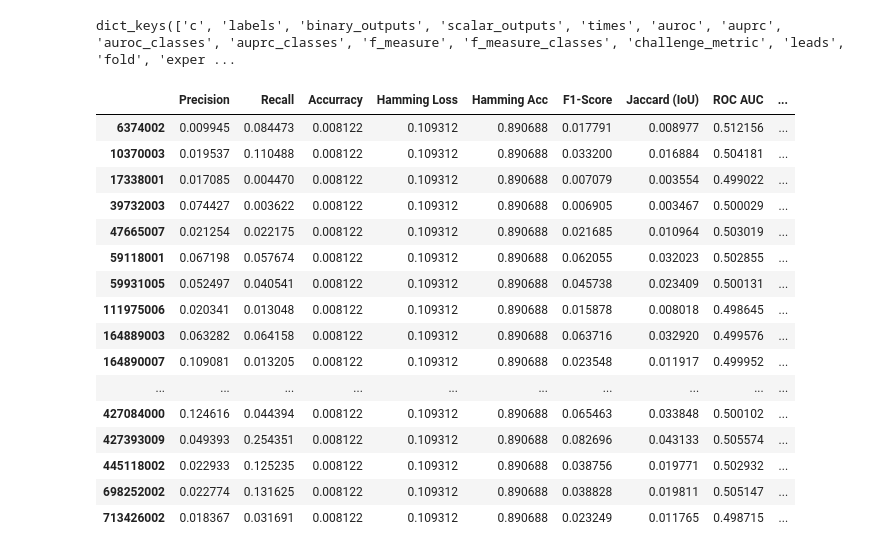
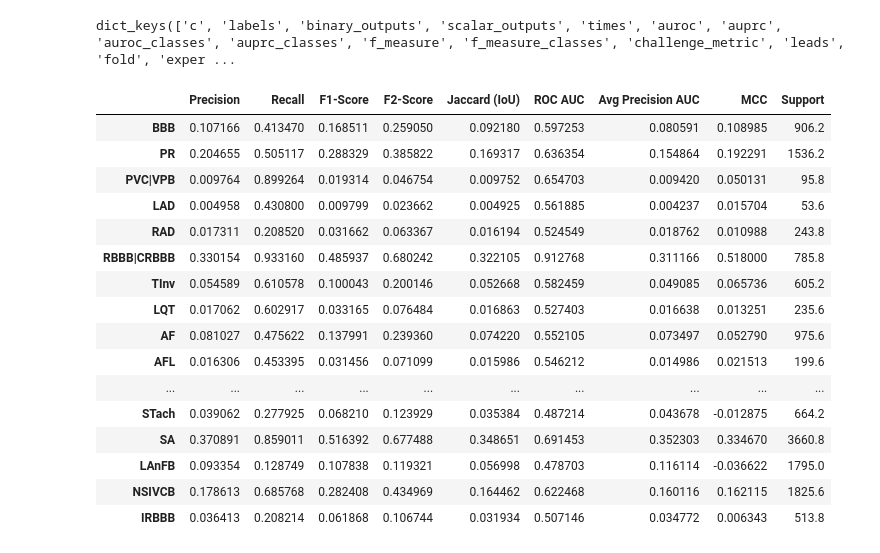
Before and after one commit to ispmor/multibranch-architecture, a Jupyter notebook: precision_recall_analysis.ipynb, the cells around one changed output. Cells and saved outputs as stored; diff of their text form; code cells hidden in the pictures.

Commit message:
progrs on analysis

```diff
--- a/precision_recall_analysis.ipynb
+++ b/precision_recall_analysis.ipynb
@@ -31,6 +31,10 @@ classes = ['6374002', '10370003', '17338001', '39732003', '47665007', '59118001'
                 '111975006', '164889003', '164890007', '164909002', '164917005', '164934002',
                 '164947007', '251146004', '270492004', '284470004', '365413008', '426177001', '426627000',
                 '426783006', '427084000', '427393009', '445118002', '698252002', '713426002']
+classes_labels = ['BBB', 'PR', 'PVC|VPB', 'LAD', 'RAD', 'RBBB|CRBBB', 'TInv',
+                'LQT', 'AF', 'AFL', 'CLBBB|LBBB', 'QAb', 'TAb',
+                'LPR', 'LQRSV', 'IAVB', 'PAC', 'PRWP', 'SB', 'Brady',
+                'NSR', 'STach', 'SA', 'LAnFB', 'NSIVCB', 'IRBBB']
 
 
 def clean_labels(header):
@@ -92,19 +96,6 @@ def load_info_for_single_fold(fold: int, experiment_results_path: str):
     with open(f"{experiment_results_path}/fold_{fold}.json", "r") as f:
         results = json.load(f)
 
-    test_filename = f"h5_datasets/3s_full/cinc_database_test_('I', 'II', 'III', 'aVR', 'aVL', 'aVF', 'V1', 'V2', 'V3', 'V4', 'V5', 'V6')_{fold}.h5_header_recording_files.json"
-    with open(test_filename, 'r') as f:
-        loaded_dict = json.load(f)
-
-    ground_truth_labels = []
-    total_length = len(loaded_dict['header_files'])
-    one_percent_progress = total_length // 100
-    for idx, header_file in enumerate(loaded_dict['header_files']):
-        header = load_header(header_file)
-        current_labels, labels_bin= clean_labels(header)
-        ground_truth_labels.append(labels_bin)
-
-    results["ground_truth"] = ground_truth_labels
     return results
 # %%
 single_fold_full_results = load_info_for_single_fold(0, "results/ALPHA_ONLY_NEW_DOMAIN_KNOWLEDGE_12_LSTM_7_2_training_and_test/2025-01-12")
@@ -119,6 +110,7 @@ def calculate_all_measures(y_true, y_pred, class_names):
     h_loss = hamming_loss(y_true, y_pred)
     hamming_acc = 1 - h_loss
     f1 = f1_score(y_true, y_pred, average=None)
+    f2 = fbeta_score(y_true, y_pred, beta=2, average=None)
     jaccard = jaccard_score(y_true, y_pred, average=None)
     roc_auc = roc_auc_score(y_true, y_pred, average=None)
     avg_prec = average_precision_score(y_true, y_pred, average=None)
@@ -131,10 +123,8 @@ def calculate_all_measures(y_true, y_pred, class_names):
     df = pd.DataFrame({
     'Precision'         : precision,
     'Recall'            : recall,
-    'Accurracy'         : accuracy,
-    'Hamming Loss'      : h_loss,
-    'Hamming Acc'       : hamming_acc,
     'F1-Score'          : f1,
+    'F2-Score'          : f2,
     'Jaccard (IoU)'     : jaccard,
     'ROC AUC'           : roc_auc,
     'Avg Precision AUC' : avg_prec,
@@ -142,46 +132,43 @@ def calculate_all_measures(y_true, y_pred, class_names):
     'Support'           : support
     }, index=class_names)
     return df
-# %%
-y_true = single_fold_full_results['ground_truth']
-y_pred = single_fold_full_results['labels']
 # %%
 branches = {
     "alpha": "results/ALPHA_ONLY_NEW_DOMAIN_KNOWLEDGE_12_LSTM_7_2_training_and_test/2025-01-12",
     "beta": "results/BETA_ONLY_NEW_DOMAIN_KNOWLEDGE_12_LSTM_7_2_training_and_test/2025-01-13",
-    "gamma": "results/GAMMA_ONLY_NEW_DOMAIN_KNOWLEDGE_12_LSTM_7_2_training_and_test/2025-01-14",
-    "delta": "results/DELTA_ONLY_NEW_DOMAIN_KNOWLEDGE_12_LSTM_7_2_training_and_test/2025-01-14",
+    "gamma": "results/DELTA_ONLY_NEW_DOMAIN_KNOWLEDGE_12_LSTM_7_2_training_and_test/2025-01-14",
+    "delta": "results/GAMMA_ONLY_NEW_DOMAIN_KNOWLEDGE_12_LSTM_7_2_training_and_test/2025-01-14",
     "epsilon": "results/EPSILON_ONLY_NEW_DOMAIN_KNOWLEDGE_12_LSTM_7_2_training_and_test/2025-01-14",
     "zeta": "results/ZETA_ONLY_NEW_DOMAIN_KNOWLEDGE_12_LSTM_7_2_training_and_test/2025-01-16"
     }
 final_dict = {}
 for branch_name, path in branches.items():
     dfs = []
     for fold in range(5):
         fold_results = load_info_for_single_fold(fold, path)
-        y_true = fold_results['ground_truth']
-        y_pred = fold_results['labels']
-        dfs.append(calculate_all_measures(y_true, y_pred, classes))
+        y_true = fold_results['labels']
+        y_pred = fold_results['binary_outputs']
+        dfs.append(calculate_all_measures(y_true, y_pred, classes_labels))
 
     df_avg = sum(dfs) / len(dfs)
     display(df_avg)
 
     final_dict[branch_name] = df_avg
 # %% [output]
-|  | Precision | Recall | Accurracy | Hamming Loss | Hamming Acc | F1-Score | Jaccard (IoU) | ROC AUC | ... |
-| 6374002 | 0.009945 | 0.084473 | 0.008122 | 0.109312 | 0.890688 | 0.017791 | 0.008977 | 0.512156 | ... |
-| 10370003 | 0.019537 | 0.110488 | 0.008122 | 0.109312 | 0.890688 | 0.033200 | 0.016884 | 0.504181 | ... |
-| 17338001 | 0.017085 | 0.004470 | 0.008122 | 0.109312 | 0.890688 | 0.007079 | 0.003554 | 0.499022 | ... |
-| 39732003 | 0.074427 | 0.003622 | 0.008122 | 0.109312 | 0.890688 | 0.006905 | 0.003467 | 0.500029 | ... |
-| 47665007 | 0.021254 | 0.022175 | 0.008122 | 0.109312 | 0.890688 | 0.021685 | 0.010964 | 0.503019 | ... |
-| 59118001 | 0.067198 | 0.057674 | 0.008122 | 0.109312 | 0.890688 | 0.062055 | 0.032023 | 0.502855 | ... |
-| 59931005 | 0.052497 | 0.040541 | 0.008122 | 0.109312 | 0.890688 | 0.045738 | 0.023409 | 0.500131 | ... |
-| 111975006 | 0.020341 | 0.013048 | 0.008122 | 0.109312 | 0.890688 | 0.015878 | 0.008018 | 0.498645 | ... |
-| 164889003 | 0.063282 | 0.064158 | 0.008122 | 0.109312 | 0.890688 | 0.063716 | 0.032920 | 0.499576 | ... |
-| 164890007 | 0.109081 | 0.013205 | 0.008122 | 0.109312 | 0.890688 | 0.023548 | 0.011917 | 0.499952 | ... |
+|  | Precision | Recall | F1-Score | F2-Score | Jaccard (IoU) | ROC AUC | Avg Precision AUC | MCC | Support |
+| BBB | 0.107166 | 0.413470 | 0.168511 | 0.259050 | 0.092180 | 0.597253 | 0.080591 | 0.108985 | 906.2 |
+| PR | 0.204655 | 0.505117 | 0.288329 | 0.385822 | 0.169317 | 0.636354 | 0.154864 | 0.192291 | 1536.2 |
+| PVC|VPB | 0.009764 | 0.899264 | 0.019314 | 0.046754 | 0.009752 | 0.654703 | 0.009420 | 0.050131 | 95.8 |
+| LAD | 0.004958 | 0.430800 | 0.009799 | 0.023662 | 0.004925 | 0.561885 | 0.004237 | 0.015704 | 53.6 |
+| RAD | 0.017311 | 0.208520 | 0.031662 | 0.063367 | 0.016194 | 0.524549 | 0.018762 | 0.010988 | 243.8 |
+| RBBB|CRBBB | 0.330154 | 0.933160 | 0.485937 | 0.680242 | 0.322105 | 0.912768 | 0.311166 | 0.518000 | 785.8 |
+| TInv | 0.054589 | 0.610578 | 0.100043 | 0.200146 | 0.052668 | 0.582459 | 0.049085 | 0.065736 | 605.2 |
+| LQT | 0.017062 | 0.602917 | 0.033165 | 0.076484 | 0.016863 | 0.527403 | 0.016638 | 0.013251 | 235.6 |
+| AF | 0.081027 | 0.475622 | 0.137991 | 0.239360 | 0.074220 | 0.552105 | 0.073497 | 0.052790 | 975.6 |
+| AFL | 0.016306 | 0.453395 | 0.031456 | 0.071099 | 0.015986 | 0.546212 | 0.014986 | 0.021513 | 199.6 |
 | ... | ... | ... | ... | ... | ... | ... | ... | ... | ... |
-| 427084000 | 0.124616 | 0.044394 | 0.008122 | 0.109312 | 0.890688 | 0.065463 | 0.033848 | 0.500102 | ... |
-| 427393009 | 0.049393 | 0.254351 | 0.008122 | 0.109312 | 0.890688 | 0.082696 | 0.043133 | 0.505574 | ... |
-| 445118002 | 0.022933 | 0.125235 | 0.008122 | 0.109312 | 0.890688 | 0.038756 | 0.019771 | 0.502932 | ... |
-| 698252002 | 0.022774 | 0.131625 | 0.008122 | 0.109312 | 0.890688 | 0.038828 | 0.019811 | 0.505147 | ... |
-| 713426002 | 0.018367 | 0.031691 | 0.008122 | 0.109312 | 0.890688 | 0.023249 | 0.011765 | 0.498715 | ... |
+| STach | 0.039062 | 0.277925 | 0.068210 | 0.123929 | 0.035384 | 0.487214 | 0.043678 | -0.012875 | 664.2 |
+| SA | 0.370891 | 0.859011 | 0.516392 | 0.677488 | 0.348651 | 0.691453 | 0.352303 | 0.334670 | 3660.8 |
+| LAnFB | 0.093354 | 0.128749 | 0.107838 | 0.119321 | 0.056998 | 0.478703 | 0.116114 | -0.036622 | 1795.0 |
+| NSIVCB | 0.178613 | 0.685768 | 0.282408 | 0.434969 | 0.164462 | 0.622468 | 0.160116 | 0.162115 | 1825.6 |
+| IRBBB | 0.036413 | 0.208214 | 0.061868 | 0.106744 | 0.031934 | 0.507146 | 0.034772 | 0.006343 | 513.8 |
```
Also changed, not shown: parts of 8 cells of this notebook, 1 other file.
